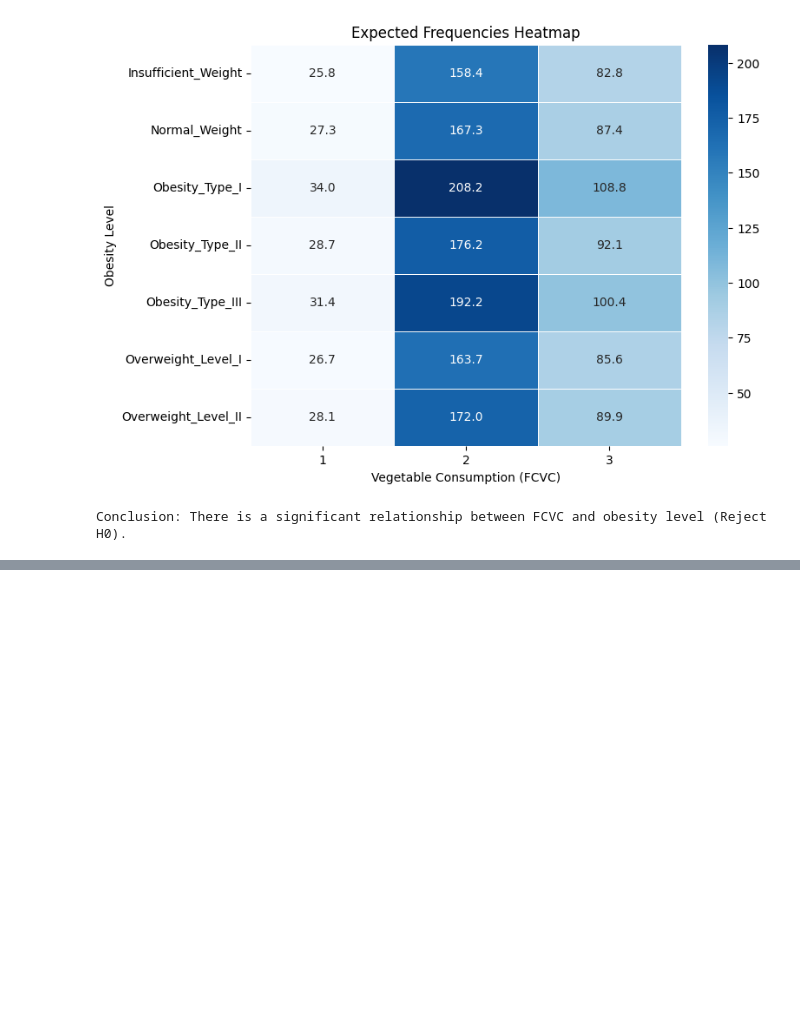
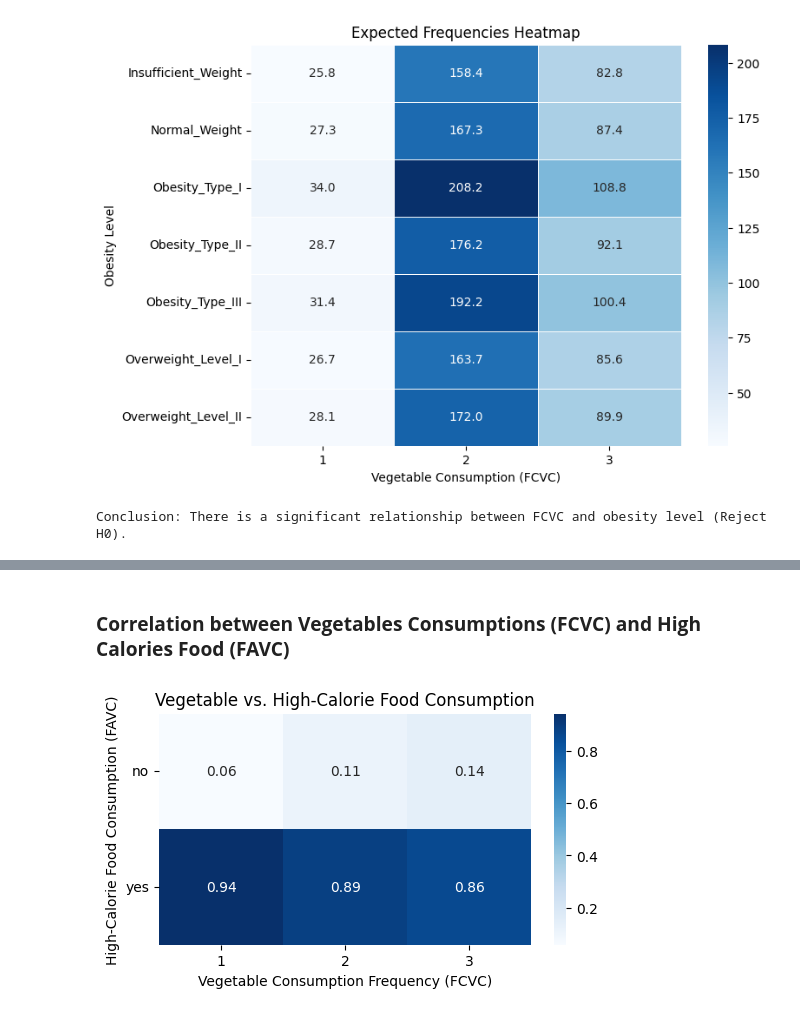
Before and after one commit to arsiimam/Obesity-Factors-Analysis, a Jupyter notebook: Notebooks/Obesity_Correlation_Analysis.ipynb, the cells around one changed output, grey strips where cells are left out. Saved outputs shown, nothing was run; the diff lists cells and outputs as text; code cells hidden in the pictures; blank space fills up the shorter version.

```diff
--- a/Notebooks/Obesity_Correlation_Analysis.ipynb
+++ b/Notebooks/Obesity_Correlation_Analysis.ipynb
@@ -83,0 +88,23 @@ This indicates a **strong association** between Vegetable consumption and obesit
+# %% [markdown]
+### **Correlation between Vegetables Consumptions (FCVC) and High Calories Food (FAVC)**
+# %%
+# Buat crosstab table dengan nama variabel baru untuk menghindari konflik
+crosstab_fcvc_favc = pd.crosstab(df["FCVC"], df["FAVC"], normalize="index").T
+
+# Visualisasi heatmap
+plt.figure(figsize=(6, 3))
+sns.heatmap(crosstab_fcvc_favc, cmap="Blues", annot=True, fmt=".2f")  # Menampilkan nilai proporsi
+
+# Set judul dan label sumbu
+plt.title("Vegetable vs. High-Calorie Food Consumption")
+plt.xlabel("Vegetable Consumption Frequency (FCVC)")
+plt.ylabel("High-Calorie Food Consumption (FAVC)")
+
+# Atur rotasi label agar lebih mudah dibaca
+plt.yticks(rotation=0)
+plt.xticks(rotation=0)
+
+# Tampilkan plot
+plt.show()
+# %% [output]
+[figure, added]
```
Also changed, not shown: parts of 1 cell of this notebook, 1 other file.
